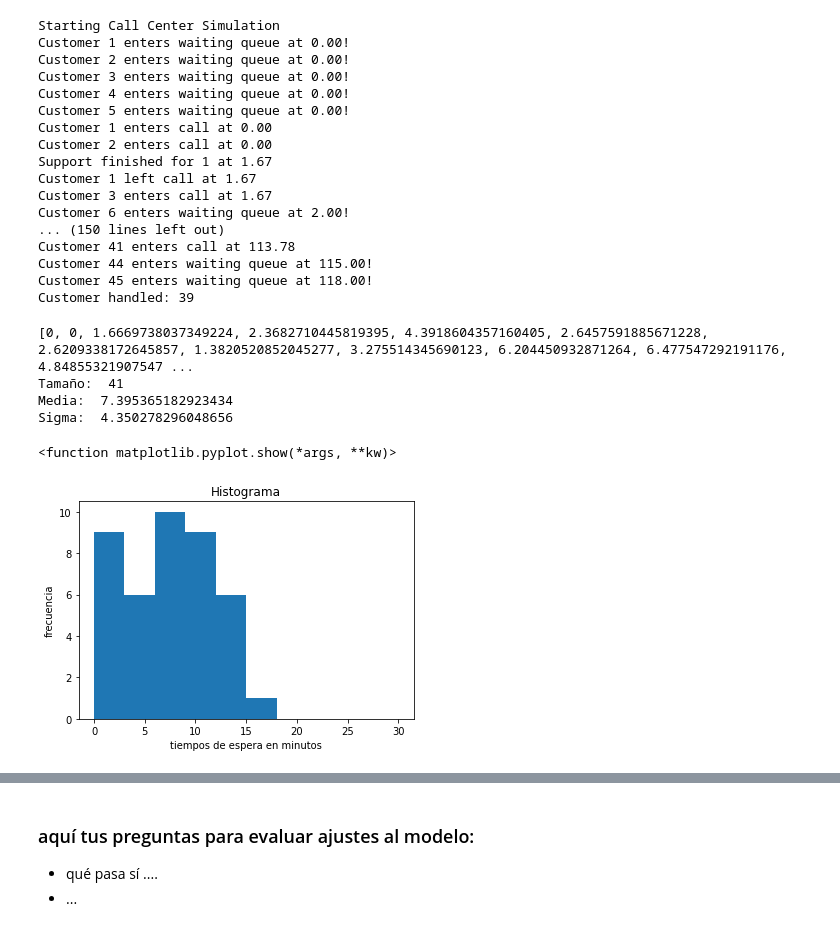
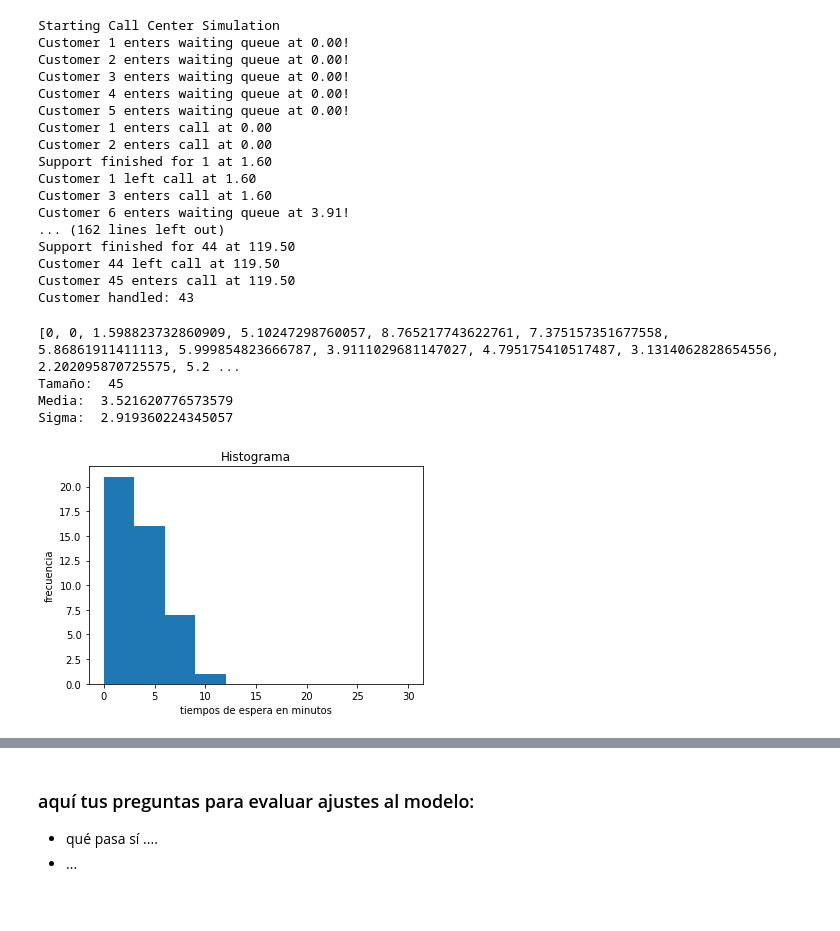
Before and after one commit to robertomoragad/Estadistica, a Jupyter notebook: Sim_call_center_0_2.ipynb, the cells around one changed output, grey strips where cells are left out. Drawn from its saved outputs; the diff is of its cells as text; code cells hidden in the pictures.

```diff
--- a/Sim_call_center_0_2.ipynb
+++ b/Sim_call_center_0_2.ipynb
@@ -42,7 +45,8 @@ Nota: No olvidar que en un modelo estocástico se sugiere correr varias veces un
 Imagen gentileza de: Roberto Moraga</p>
 # %%
 #Inicio
-#crear listas para almacenar datasets
+
+#crear listas para almacenar datasets y su posterior análisis de resultados
 wait_times = [] #corresponde al tiempo transcurrido desde que el cliente ingresa a la cola de espera hasta que comienza la atención
 support_times = [] #corresponde al tiempo transcurrido desde que el cliente comienza la atención hasta que termina su atención
 total_times = [] #corresponde al tiempo transcurrido desde que el cliente ingresa a la cola de espera hasta que sale del call center
@@ -64,7 +68,7 @@ customers_handled = 0
 class CallCenter(object):
 #Un call center tiene un número limitado de agentes (empleados) para atender clientes en paralelo
 #Los clientes tienen esperar a uno de los agentes
-#Cuando un cliente consigue disponibilidad de un agente, comienza a ser atendido hasta que finaliza
+#Cuando un cliente consigue disponibilidad de un agente, comienza a ser atendido hasta que finaliza la atencion
 #este tiempo toma SUPPORT_TIME minutos
 
     def __init__(self, env, num_employees, support_time):
@@ -81,30 +85,27 @@ class CallCenter(object):
         print(f"Support finished for {customer} at {self.env.now:.2f}")
 
 
-
 def customer(env, name, call_center):
     #Los clientes (cada cliente tiene un nombre) arriban al CallCenter y necesitan ser atendidos
     #Luego los clientes comienzan a ser atendidos por un Agente de soporte, esperan hasta
     #que finaliza la atención, y luego dejan/salen del call center (para no volver de nuevo..)
-    arrival_time = env.now
 
+    arrival_time = env.now #guarda el minuto de llegada del cliente
     global customers_handled
     print(f"Customer {name} enters waiting queue at {env.now:.2f}!")
     with call_center.staff.request() as request:
         yield request
+        # Cliente se dirije a ser atendido por un agente
         print(f"Customer {name} enters call at {env.now:.2f}")
-        start_support_time = env.now
-        # Cliente se dirije a ser atendido por un agente
-        wait_times.append(env.now - arrival_time)
+        start_support_time = env.now #guarda el minuto en que se inicia la atención del cliente
+        wait_times.append(env.now - arrival_time) #calcula el tiempo de espera en la cola
 
         yield env.process(call_center.support(name))
+        # Cliente sale/deja el CallCenter
         print(f"Customer {name} left call at {env.now:.2f}")
         customers_handled += 1
-
-        # Cliente sale/deja el CallCenter
-        support_times.append(env.now - start_support_time)
-
-        total_times.append(env.now - arrival_time)
+        support_times.append(env.now - start_support_time) #calcula el tiempo de atención
+        total_times.append(env.now - arrival_time) #calcula el tiempo total (espera + atención)
 
 
 def setup(env, num_employees, support_time, customer_interval):
@@ -118,16 +119,17 @@ def setup(env, num_employees, support_time, customer_interval):
 
     #crea más clientes mientras la simulaciíon está corriendo
     while True:
-        yield env.timeout(random.randint(customer_interval - 1, customer_interval + 1 ))
+        #yield env.timeout(random.randint(customer_interval - 1, customer_interval + 1 ))
+        yield env.timeout(random.uniform(customer_interval - 1, customer_interval + 1))
         i += 1
         env.process(customer(env, i, call_center))
 
 
 # Setup and start the simulation
 print("Starting Call Center Simulation")
-random.seed(RANDOM_SEED)  # This helps reproducing the results
+random.seed(RANDOM_SEED)  #esto nos ayudará a reproducir los resultados
 
-# Create an environment and start the setup process
+# Crea un environment e inicia el proceso setup
 env = simpy.Environment()
 env.process(setup(env, NUM_EMPLOYEES, SUPPORT_TIME, CUSTOMER_INTERVAL))
 
@@ -144,32 +146,31 @@ Customer 4 enters waiting queue at 0.00!
 Customer 5 enters waiting queue at 0.00!
 Customer 1 enters call at 0.00
 Customer 2 enters call at 0.00
-Support finished for 1 at 1.67
-Customer 1 left call at 1.67
-Customer 3 enters call at 1.67
-Customer 6 enters waiting queue at 2.00!
-... (150 lines left out)
-Customer 41 enters call at 113.78
-Customer 44 enters waiting queue at 115.00!
-Customer 45 enters waiting queue at 118.00!
-Customer handled: 39
+Support finished for 1 at 1.60
+Customer 1 left call at 1.60
+Customer 3 enters call at 1.60
+Customer 6 enters waiting queue at 3.91!
+... (162 lines left out)
+Support finished for 44 at 119.50
+Customer 44 left call at 119.50
+Customer 45 enters call at 119.50
+Customer handled: 43
 # %%
 #Crear graficas de Tiempos de espera
 
 print(wait_times) #dataset tiempos de espera
 print('Tamaño: ',np.size(wait_times)) #tamaño muestra
 print('Media: ',np.mean(wait_times)) #media
 print('Sigma: ',np.std(wait_times)) #desv. std
 
 plt.hist(wait_times, bins=10, range= (0, 30))
 plt.ylabel('frecuencia')
 plt.xlabel('tiempos de espera en minutos')
 plt.title('Histograma')
-plt.show
+plt.show()
 # %% [output]
-[0, 0, 1.6669738037349224, 2.3682710445819395, 4.3918604357160405, 2.6457591885671228, 2.6209338172645857, 1.3820520852045277, 3.275514345690123, 6.204450932871264, 6.477547292191176, 4.84855321907547 ...
-Tamaño:  41
-Media:  7.395365182923434
-Sigma:  4.350278296048656
+[0, 0, 1.598823732860909, 5.10247298760057, 8.765217743622761, 7.375157351677558, 5.86861911411113, 5.999854823666787, 3.9111029681147027, 4.795175410517487, 3.1314062828654556, 2.202095870725575, 5.2 ...
+Tamaño:  45
+Media:  3.521620776573579
+Sigma:  2.919360224345057
-<function matplotlib.pyplot.show(*args, **kw)>
-[figure, old version]
+[figure, new version]
```
Also changed, not shown: parts of 5 cells of this notebook.
